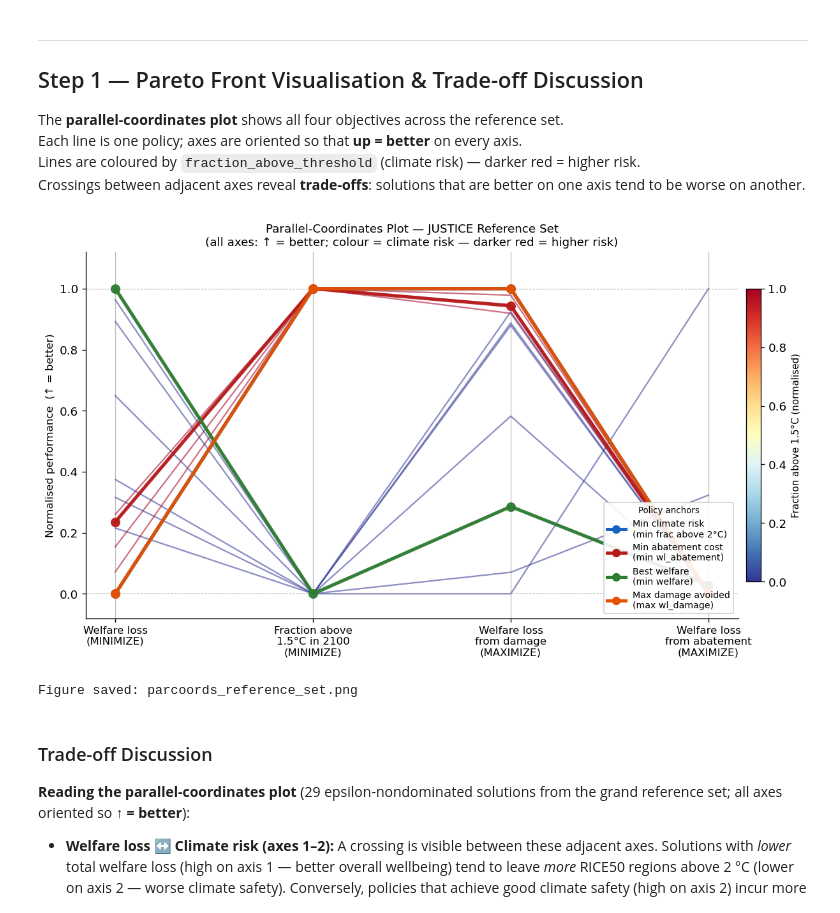
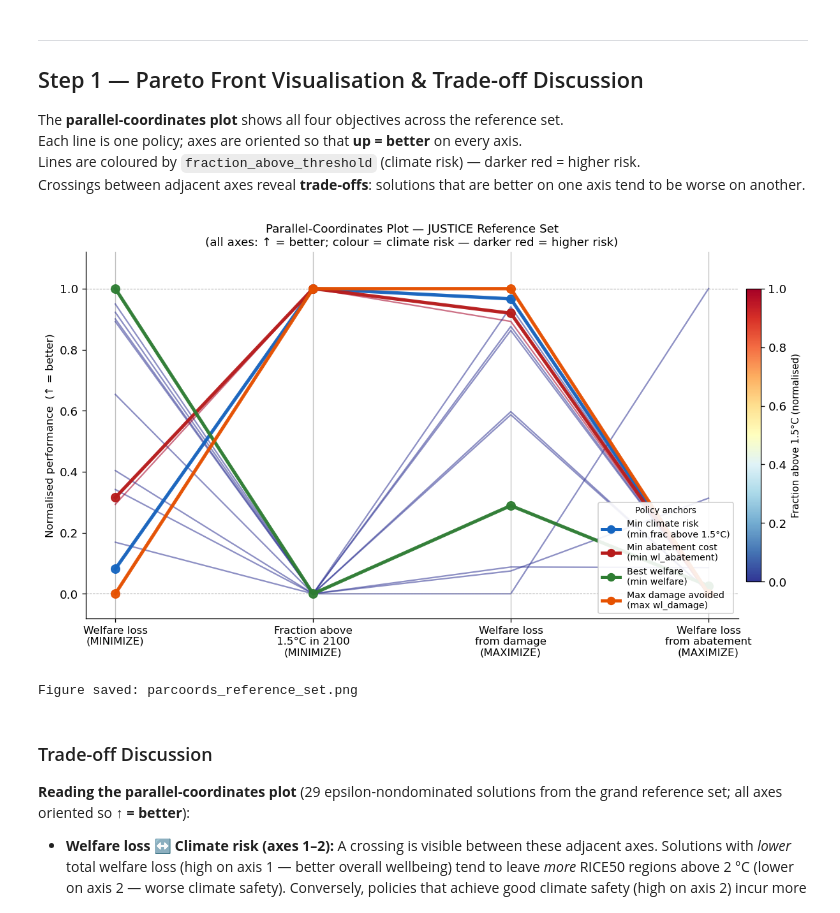
Before and after one commit to marijngeldof/epa141a_01, a Jupyter notebook: assignments_ema/assignment_07_pareto_visualisation_Finn.ipynb, the cells around one changed output. Saved outputs shown, nothing was run; the diff lists cells and outputs as text; code cells hidden in the pictures.

```diff
--- a/assignments_ema/assignment_07_pareto_visualisation_Finn.ipynb
+++ b/assignments_ema/assignment_07_pareto_visualisation_Finn.ipynb
@@ -114,7 +114,7 @@ if _JUSTICE_ROOT not in sys.path:
 
 os.chdir(_JUSTICE_ROOT)
 
-RESULTS_ROOT = os.path.normpath(os.path.join(_NOTEBOOK_DIR, "results_1.5"))
+RESULTS_ROOT = os.path.normpath(os.path.join(_NOTEBOOK_DIR, "results_1.5_bs200"))
 _PLOTS_DIR  = os.path.join(_NOTEBOOK_DIR, "plots")
 os.makedirs(_PLOTS_DIR, exist_ok=True)
 
@@ -230,7 +269,7 @@ obj_norm = normalise_for_plot(obj)
 
 # ── Identify policy extremes ───────────────────────────────────────────────────
 extremes = {
-    "Min climate risk\n(min frac above 2°C)": obj["fraction_above_threshold"].idxmin(),
+    "Min climate risk\n(min frac above 1.5°C)": obj["fraction_above_threshold"].idxmin(),
     "Min abatement cost\n(min wl_abatement)": obj["welfare_loss_abatement"].idxmin(),
     "Best welfare\n(min welfare)": obj["welfare"].idxmin(),
     "Max damage avoided\n(max wl_damage)": obj["welfare_loss_damage"].idxmax(),
@@ -267,34 +306,34 @@ ax.set_xticks(x_pos)
 ax.set_xticklabels(axis_labels, fontsize=10)
 ax.set_ylabel("Normalised performance  (↑ = better)", fontsize=10)
 ax.set_ylim(-0.08, 1.12)
 ax.axhline(0, color="0.6", lw=0.6, linestyle="--")
 ax.axhline(1, color="0.6", lw=0.6, linestyle="--")
 ax.set_title(
     "Parallel-Coordinates Plot — JUSTICE Reference Set\n"
     "(all axes: ↑ = better; colour = climate risk — darker red = higher risk)",
     fontsize=11,
 )
 
 # Colourbar for background lines
 sm = plt.cm.ScalarMappable(cmap=cmap_risk, norm=norm_risk)
 sm.set_array([])
 cbar = fig.colorbar(sm, ax=ax, pad=0.01, shrink=0.8)
 cbar.set_label("Fraction above 1.5°C (normalised)", fontsize=9)
 
 # Legend for extremes
 legend_handles = [
     Line2D([0], [0], color=ec, lw=3, marker="o", markersize=7, label=lbl)
     for (lbl, _), ec in zip(extremes.items(), extreme_colors)
 ]
 ax.legend(handles=legend_handles, fontsize=8.5, loc="lower right",
           framealpha=0.9, title="Policy anchors", title_fontsize=8)
 
 plt.tight_layout()
 plt.savefig(os.path.join(_PLOTS_DIR, "parcoords_reference_set.png"), dpi=150, bbox_inches="tight")
 plt.show()
 print("Figure saved: parcoords_reference_set.png")
 # %% [output]
-[figure, old version]
+[figure, new version]
 Figure saved: parcoords_reference_set.png
 # %% [markdown]
 ### Trade-off Discussion
```
Also changed, not shown: parts of 6 cells of this notebook, 7 other files.
